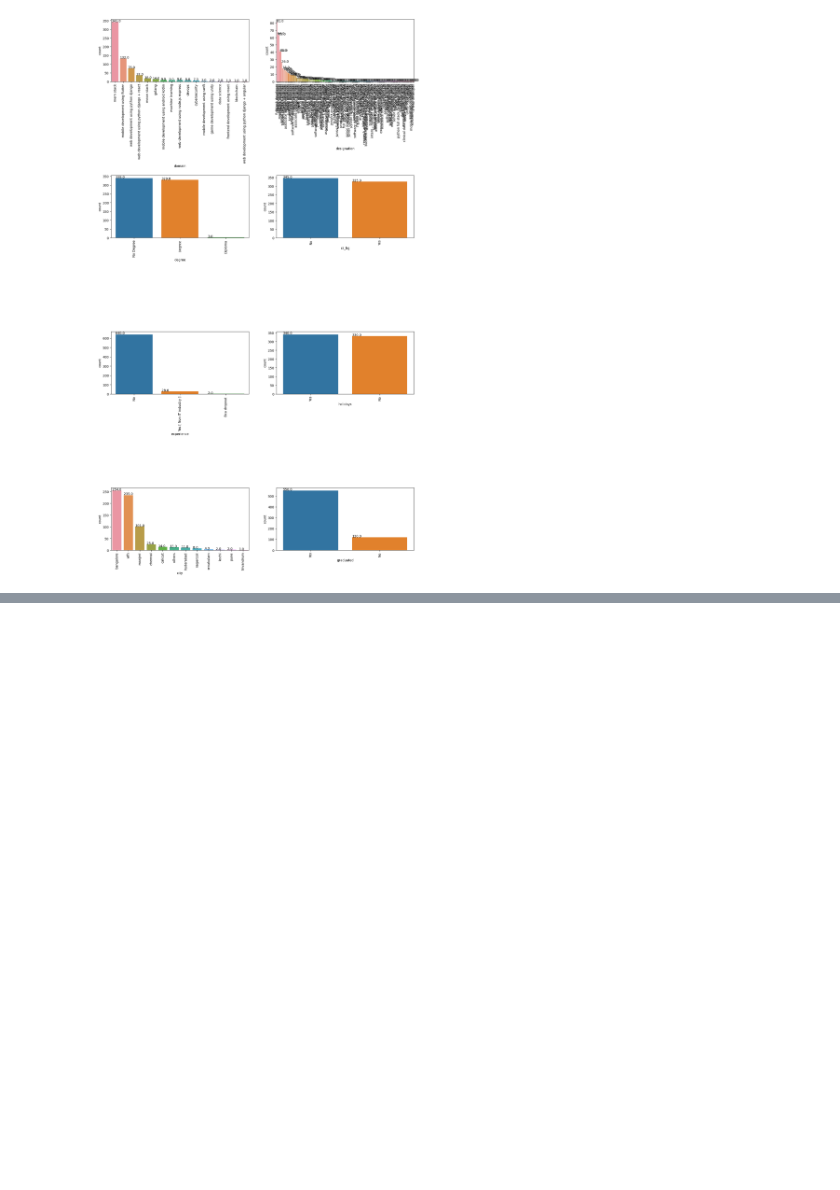
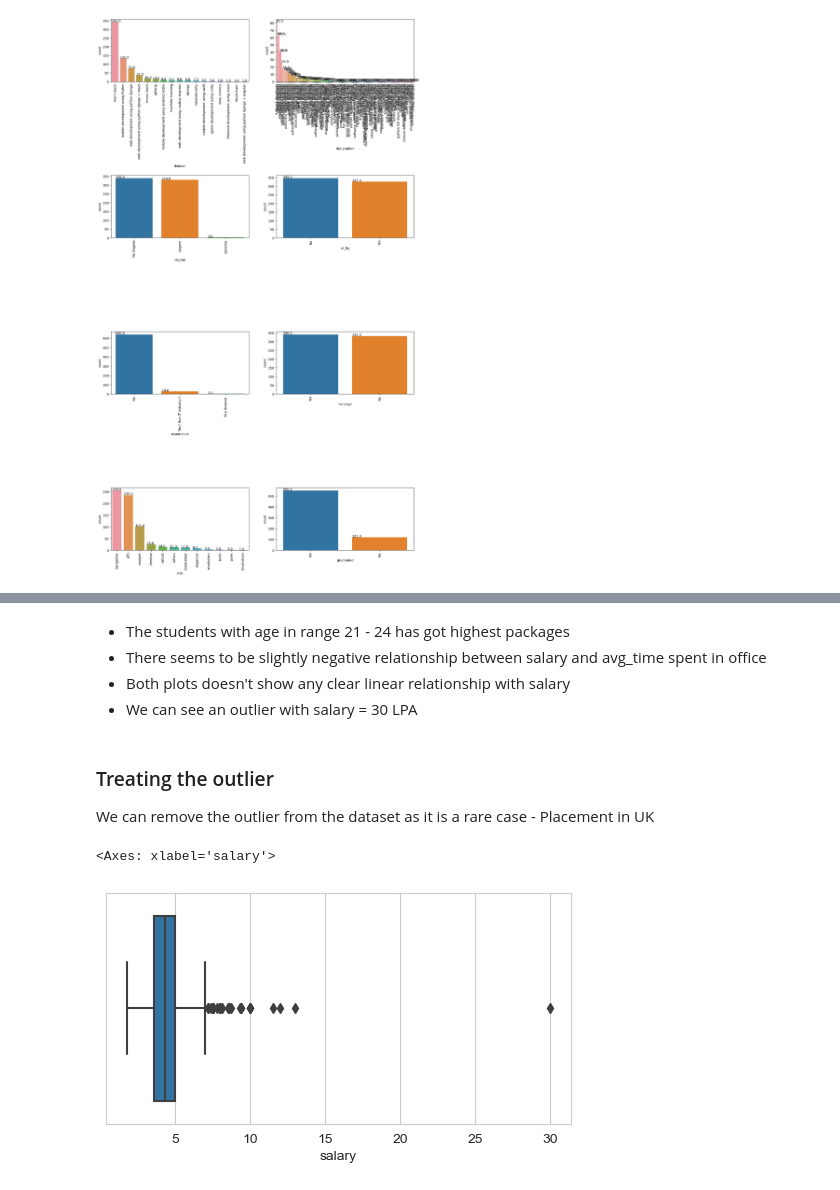
Before and after one commit to mubarakmayyeri/worth-machine-learning, a Jupyter notebook: 3_eda/1_eda-combined.ipynb, the cells around one changed output, grey strips where cells are left out. Saved outputs shown, nothing was run; the diff lists cells and outputs as text; code cells hidden in the pictures; blank space fills up the shorter version.

```diff
--- a/3_eda/1_eda-combined.ipynb
+++ b/3_eda/1_eda-combined.ipynb
@@ -740,0 +771,14 @@ plt.show()
+# %% [markdown]
+* The students with age in range 21 - 24 has got highest packages
+* There seems to be slightly negative relationship between salary and avg_time spent in office
+* Both plots doesn't show any clear linear relationship with salary
+* We can see an outlier with salary = 30 LPA
+# %% [markdown]
+### Treating the outlier
+We can remove the outlier from the dataset as it is a rare case - Placement in UK
+# %%
+plt.figure(figsize=(6,3))
+sns.boxplot(x= skills_df.salary)
+# %% [output]
+<Axes: xlabel='salary'>
+[figure, added]
```
Also changed, not shown: parts of 42 cells of this notebook, 4 other files.
